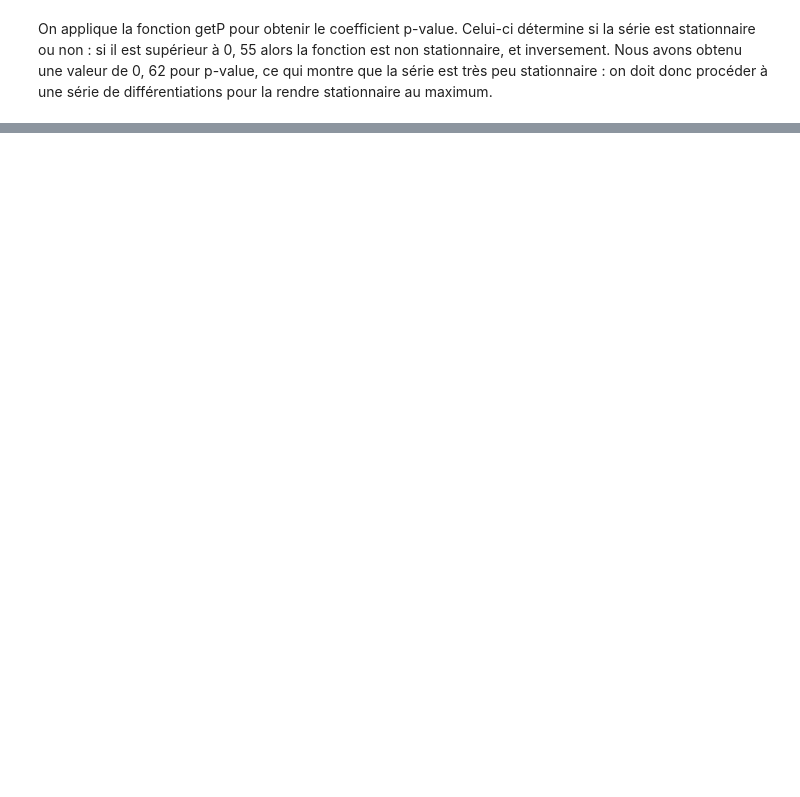
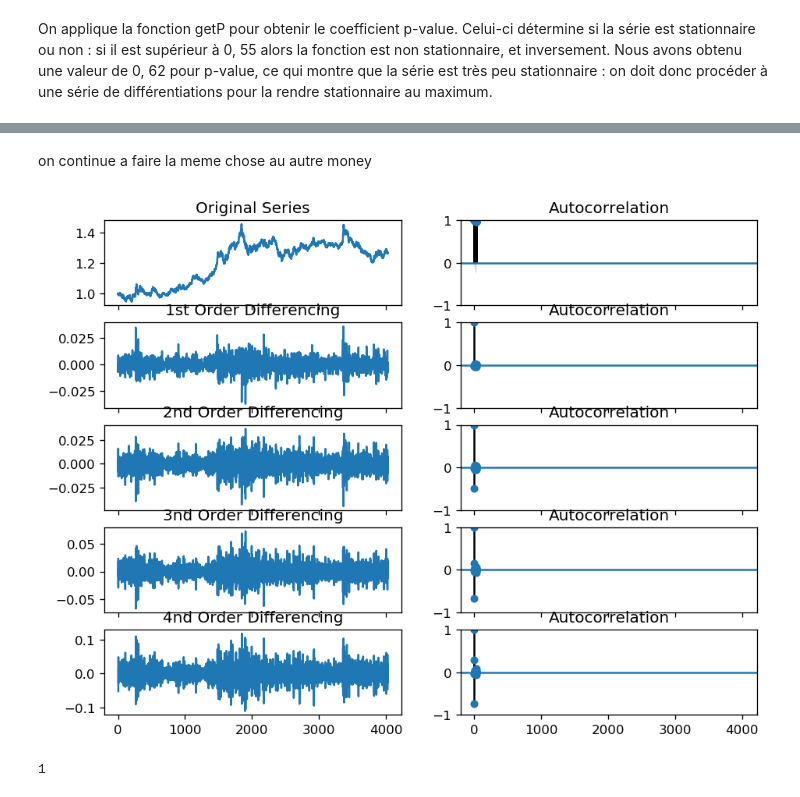
Before and after one commit to AlaaeddineBesbes/DATA731-Market-Movement, a Jupyter notebook: Projet.ipynb, the cells around one changed output, grey strips where cells are left out. Saved outputs shown, nothing was run; the diff lists cells and outputs as text; code cells hidden in the pictures; blank space fills up the shorter version.

```diff
--- a/Projet.ipynb
+++ b/Projet.ipynb
@@ -478,0 +497,10 @@ p-value: 0.615466
+# %% [markdown]
+on continue a faire la meme chose au autre money
+# %%
+money='Canadian Dollar'
+Differencing(money)
+d=getDifferences(money)
+print(d)
+# %% [output]
+[figure, added]
+1
```
Also changed, not shown: parts of 31 cells of this notebook.
